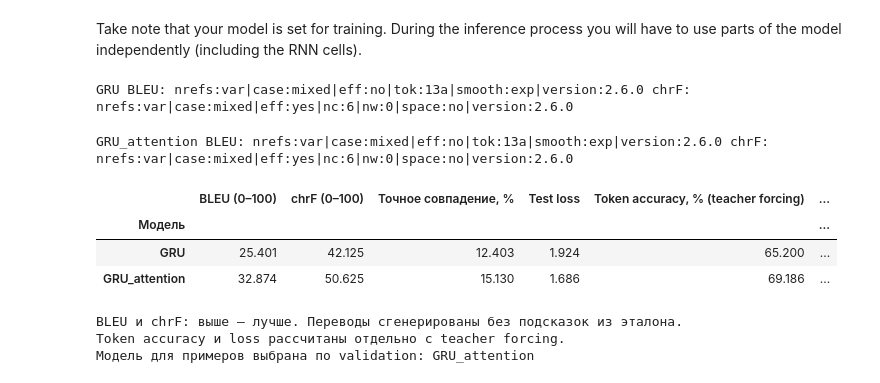
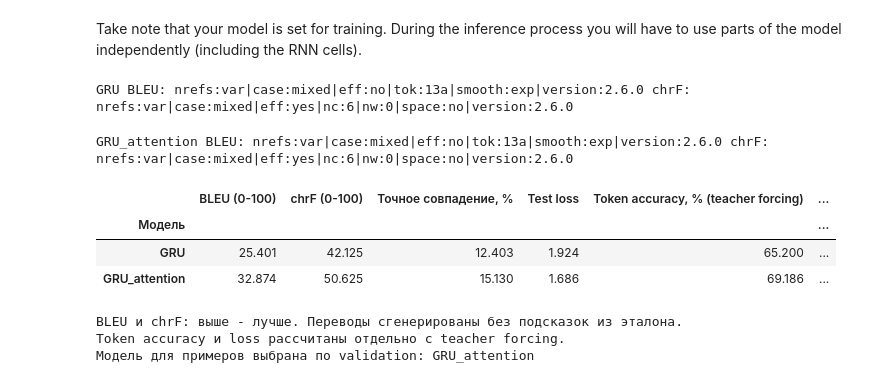
Before and after one commit to ZavgorodnevAAlDvfu/ml21, a Jupyter notebook: 01B.ipynb, the cells around one changed output. Drawn from its saved outputs; the diff is of its cells as text; code cells hidden in the pictures.

```diff
--- a/01B.ipynb
+++ b/01B.ipynb
@@ -442,40 +442,40 @@ for name, run in runs.items():
     for start in tqdm(range(0, len(evaluation), BATCH_SIZE), desc=name):
         batch = evaluation.iloc[start:start + BATCH_SIZE]
         source = pad_sequence([torch.tensor(ids) for ids in batch.source_ids],
                               batch_first=True, padding_value=PAD).to(device)
         generated = generate(model, source).cpu().tolist()
         hypotheses.extend(tokenizer.decode(ids, skip_special_tokens=True).strip() for ids in generated)
     bleu = BLEU(tokenize='13a')
     chrf = CHRF()
     bleu_score = bleu.corpus_score(hypotheses, reference_streams).score
     chrf_score = chrf.corpus_score(hypotheses, reference_streams).score
     exact = np.mean([text in refs for text, refs in zip(hypotheses, evaluation.references)])
-    rows.append({'Модель': name, 'BLEU (0–100)': bleu_score, 'chrF (0–100)': chrf_score,
+    rows.append({'Модель': name, 'BLEU (0-100)': bleu_score, 'chrF (0-100)': chrf_score,
                  'Точное совпадение, %': 100 * exact, 'Test loss': test_loss,
                  'Token accuracy, % (teacher forcing)': 100 * test_accuracy,
                  'Лучший validation loss': run['val_loss'],
                  'Обучение, мин': run['seconds'] / 60, 'Параметров': run['parameters']})
     predictions[name] = hypotheses
     output = evaluation[['ru', 'references']].copy()
     output['prediction'] = hypotheses
     output.to_csv(ARTIFACTS / f'{name}_translations.csv', index=False)
     print(name, 'BLEU:', bleu.get_signature(), 'chrF:', chrf.get_signature())
     del model
 
 results = pd.DataFrame(rows).set_index('Модель')
 results.to_csv(ARTIFACTS / 'test_results.csv')
 display(results.round(3))
-print('BLEU и chrF: выше — лучше. Переводы сгенерированы без подсказок из эталона.')
+print('BLEU и chrF: выше - лучше. Переводы сгенерированы без подсказок из эталона.')
 print('Token accuracy и loss рассчитаны отдельно с teacher forcing.')
 print('Модель для примеров выбрана по validation:', best_name)
 # %% [output]
 GRU BLEU: nrefs:var|case:mixed|eff:no|tok:13a|smooth:exp|version:2.6.0 chrF: nrefs:var|case:mixed|eff:yes|nc:6|nw:0|space:no|version:2.6.0
 GRU_attention BLEU: nrefs:var|case:mixed|eff:no|tok:13a|smooth:exp|version:2.6.0 chrF: nrefs:var|case:mixed|eff:yes|nc:6|nw:0|space:no|version:2.6.0
-|  | BLEU (0–100) | chrF (0–100) | Точное совпадение, % | Test loss | Token accuracy, % (teacher forcing) | ... |
+|  | BLEU (0-100) | chrF (0-100) | Точное совпадение, % | Test loss | Token accuracy, % (teacher forcing) | ... |
 | Модель |  |  |  |  |  | ... |
 | GRU | 25.401 | 42.125 | 12.403 | 1.924 | 65.200 | ... |
 | GRU_attention | 32.874 | 50.625 | 15.130 | 1.686 | 69.186 | ... |
-BLEU и chrF: выше — лучше. Переводы сгенерированы без подсказок из эталона.
+BLEU и chrF: выше - лучше. Переводы сгенерированы без подсказок из эталона.
 Token accuracy и loss рассчитаны отдельно с teacher forcing.
 Модель для примеров выбрана по validation: GRU_attention
 # %%
```
Also changed, not shown: 2 other files.
